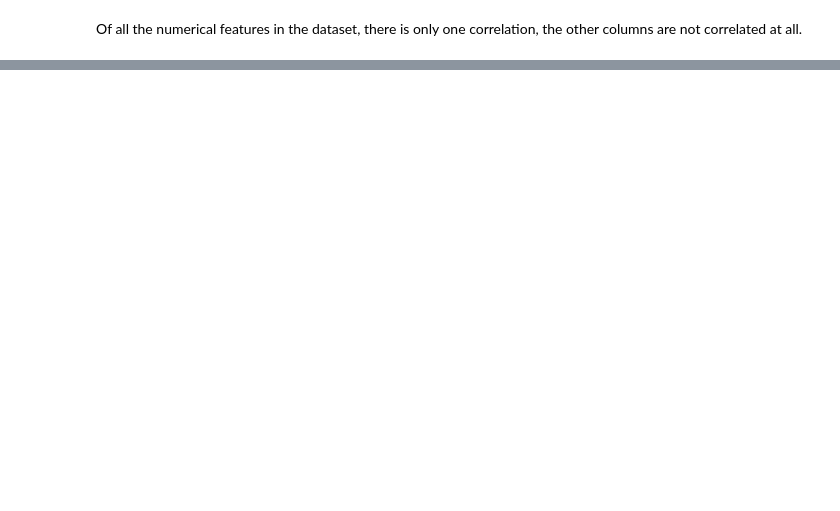
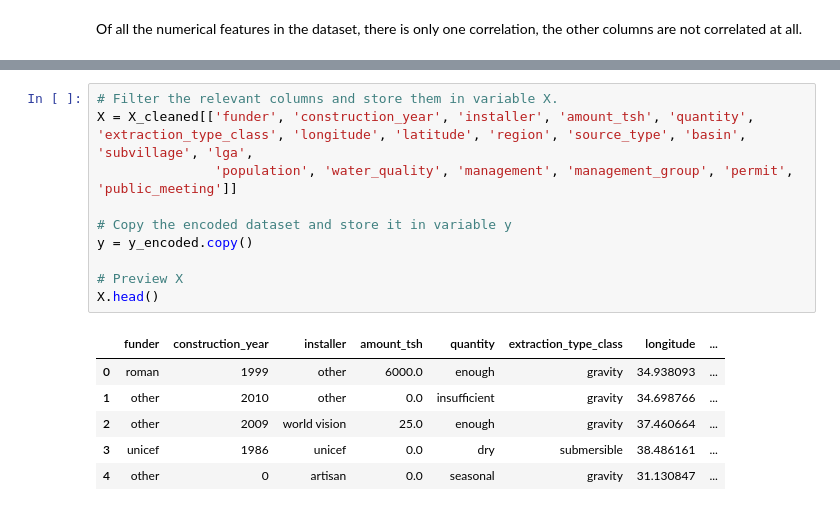
Before and after one commit to Assesa44/Tanzania-Wells-Functionality-Predictions, a Jupyter notebook: Notebooks/wells_analysis.ipynb, the cells around one changed output, grey strips where cells are left out. Drawn from its saved outputs; the diff is of its cells as text; blank space fills up the shorter version.

```diff
--- a/Notebooks/wells_analysis.ipynb
+++ b/Notebooks/wells_analysis.ipynb
@@ -888,0 +953,17 @@ Of all the numerical features in the dataset, there is only one correlation, the
+# %%
+# Filter the relevant columns and store them in variable X.
+X = X_cleaned[['funder', 'construction_year', 'installer', 'amount_tsh', 'quantity', 'extraction_type_class', 'longitude', 'latitude', 'region', 'source_type', 'basin', 'subvillage', 'lga',
+               'population', 'water_quality', 'management', 'management_group', 'permit', 'public_meeting']]
+
+# Copy the encoded dataset and store it in variable y
+y = y_encoded.copy()
+
+# Preview X
+X.head()
+# %% [output]
+|  | funder | construction_year | installer | amount_tsh | quantity | extraction_type_class | longitude | ... |
+| 0 | roman | 1999 | other | 6000.0 | enough | gravity | 34.938093 | ... |
+| 1 | other | 2010 | other | 0.0 | insufficient | gravity | 34.698766 | ... |
+| 2 | other | 2009 | world vision | 25.0 | enough | gravity | 37.460664 | ... |
+| 3 | unicef | 1986 | unicef | 0.0 | dry | submersible | 38.486161 | ... |
+| 4 | other | 0 | artisan | 0.0 | seasonal | gravity | 31.130847 | ... |
```
Also changed, not shown: parts of 40 cells of this notebook.
